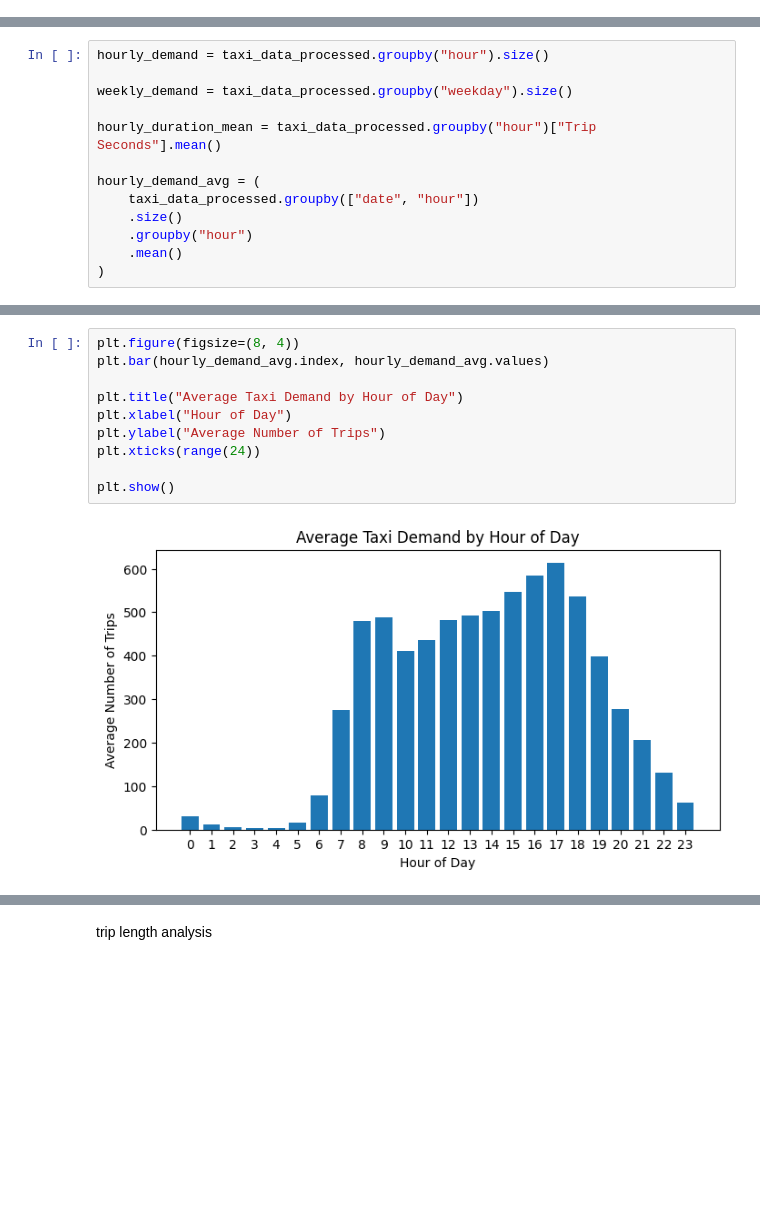
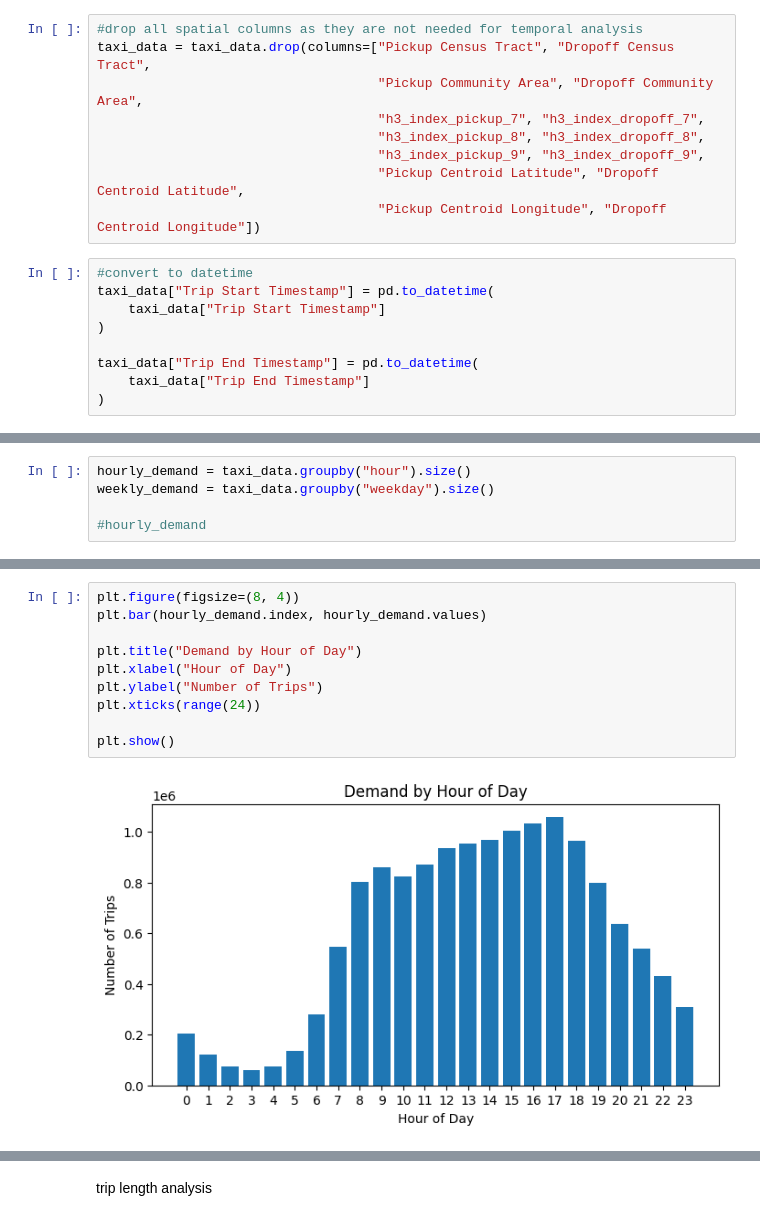
Before and after one commit to larissatheilmann/AAA_Project_Group7, a Jupyter notebook: notebooks/2.2 DescriptiveAnalysisTemporal.ipynb, the cells around one changed output, grey strips where cells are left out. Saved outputs shown, nothing was run; the diff lists cells and outputs as text; blank space fills up the shorter version.

```diff
--- a/notebooks/2.2 DescriptiveAnalysisTemporal.ipynb
+++ b/notebooks/2.2 DescriptiveAnalysisTemporal.ipynb
@@ -37,0 +36,18 @@ memory usage: 2.4 GB
+# %%
+#drop all spatial columns as they are not needed for temporal analysis
+taxi_data = taxi_data.drop(columns=["Pickup Census Tract", "Dropoff Census Tract",
+                                    "Pickup Community Area", "Dropoff Community Area",
+                                    "h3_index_pickup_7", "h3_index_dropoff_7",
+                                    "h3_index_pickup_8", "h3_index_dropoff_8",
+                                    "h3_index_pickup_9", "h3_index_dropoff_9",
+                                    "Pickup Centroid Latitude", "Dropoff Centroid Latitude",
+                                    "Pickup Centroid Longitude", "Dropoff Centroid Longitude"])
+# %%
+#convert to datetime
+taxi_data["Trip Start Timestamp"] = pd.to_datetime(
+    taxi_data["Trip Start Timestamp"]
+)
+
+taxi_data["Trip End Timestamp"] = pd.to_datetime(
+    taxi_data["Trip End Timestamp"]
+)
@@ -60,13 +232,5 @@ taxi_data_processed["weekday"] = pd.Categorical(
 # %%
-hourly_demand = taxi_data_processed.groupby("hour").size()
+hourly_demand = taxi_data.groupby("hour").size()
+weekly_demand = taxi_data.groupby("weekday").size()
 
-weekly_demand = taxi_data_processed.groupby("weekday").size()
-
-hourly_duration_mean = taxi_data_processed.groupby("hour")["Trip Seconds"].mean()
-
-hourly_demand_avg = (
-    taxi_data_processed.groupby(["date", "hour"])
-    .size()
-    .groupby("hour")
-    .mean()
-)
+#hourly_demand
@@ -73,12 +255,12 @@ hourly_demand_avg = (
 # %%
 plt.figure(figsize=(8, 4))
-plt.bar(hourly_demand_avg.index, hourly_demand_avg.values)
+plt.bar(hourly_demand.index, hourly_demand.values)
 
-plt.title("Average Taxi Demand by Hour of Day")
+plt.title("Demand by Hour of Day")
 plt.xlabel("Hour of Day")
-plt.ylabel("Average Number of Trips")
+plt.ylabel("Number of Trips")
 plt.xticks(range(24))
 
 plt.show()
 # %% [output]
-[figure, old version]
+[figure, new version]
```
Also changed, not shown: parts of 33 cells of this notebook.
